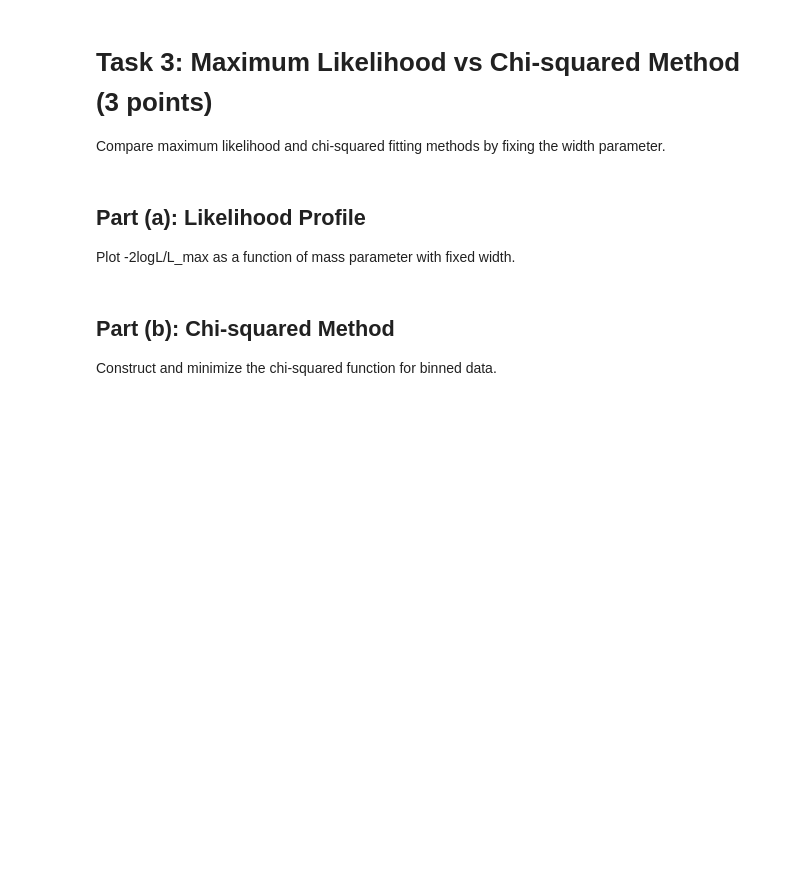
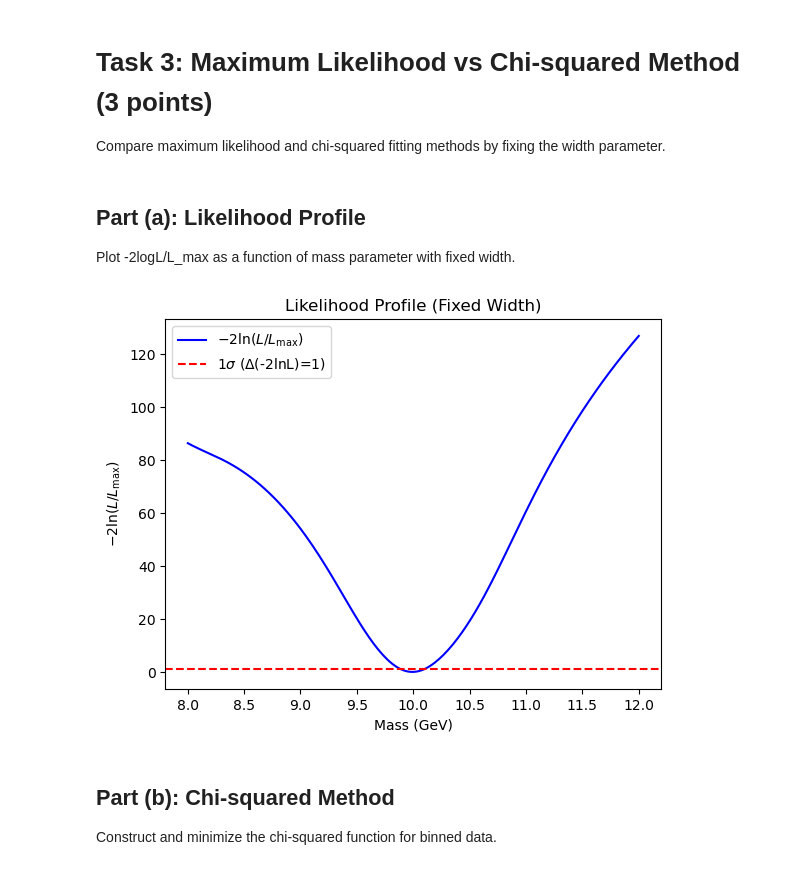
Before and after one commit to NirmalKumarMari/PHYS-434, a Jupyter notebook: lab_4_template.ipynb, the cells around one changed output. Saved outputs shown, nothing was run; the diff lists cells and outputs as text; code cells hidden in the pictures; blank space fills up the shorter version.

```diff
--- a/lab_4_template.ipynb
+++ b/lab_4_template.ipynb
@@ -165,9 +191,25 @@ Compare maximum likelihood and chi-squared fitting methods by fixing the width p
 
 Plot -2logL/L_max as a function of mass parameter with fixed width.
 # %%
-# TODO: Fix width to your best-fit value
-# TODO: Scan mass parameter and calculate NLL profile
-# TODO: Normalize by minimum and plot
+# Fix width to your best-fit value
+fixed_width = best_width
+# Scan mass parameter and calculate NLL profile
+mass_scan = np.linspace(best_mass - 2.0, best_mass + 2.0, 200)
+nll_profile = np.array([
+    negative_log_likelihood((m, fixed_width), mass) for m in mass_scan
+])
+# Normalize by minimum and plot
+min_nll = np.min(nll_profile)
+delta_nll = nll_profile - min_nll
+plt.plot(mass_scan, 2 * delta_nll, label=r'$-2\ln(L/L_{\max})$', color='blue')
+plt.axhline(1.0, color='red', linestyle='--', label=r'$1\sigma$ (Δ(-2lnL)=1)')
+plt.xlabel('Mass (GeV)')
+plt.ylabel(r'$-2\ln(L/L_{\max})$')
+plt.title('Likelihood Profile (Fixed Width)')
+plt.legend()
+plt.show()
+# %% [output]
+[figure, added]
 # %% [markdown]
 ## Part (b): Chi-squared Method
 
```
Also changed, not shown: parts of 9 cells of this notebook.
